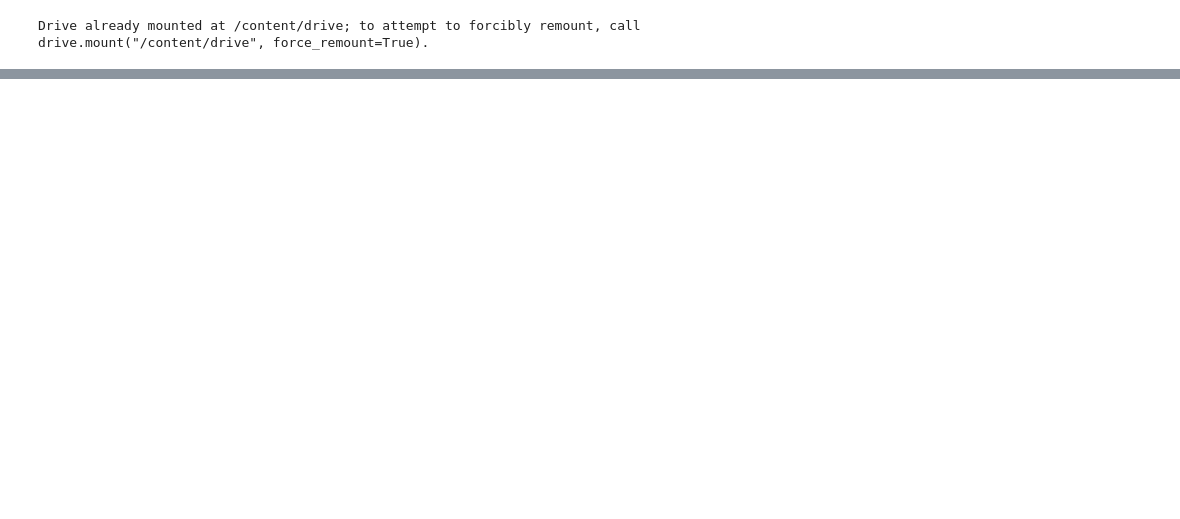
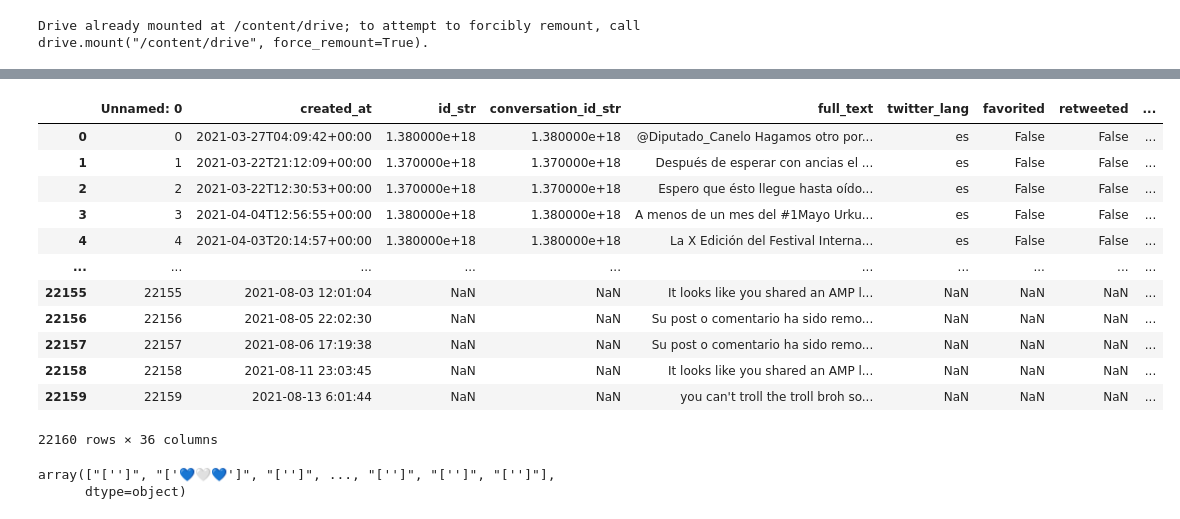
Before and after one commit to OmdenaAI/omdena-colombia-socialnetwork, a Jupyter notebook: src/tasks/task-4-sentiment-analysis/Analia_English_tweet_emoji_sentiment.ipynb, the cells around one changed output, grey strips where cells are left out. Cells and saved outputs as stored; diff of their text form; code cells hidden in the pictures; blank space fills up the shorter version.

```diff
--- a/src/tasks/task-4-sentiment-analysis/Analia_English_tweet_emoji_sentiment.ipynb
+++ b/src/tasks/task-4-sentiment-analysis/Analia_English_tweet_emoji_sentiment.ipynb
@@ -75,3 +116,19 @@ df= pd.read_csv('/content/drive/MyDrive/Data/Corrected_Final_All.csv')
+# %%
+df
+# %% [output]
+|  | Unnamed: 0 | created_at | id_str | conversation_id_str | full_text | twitter_lang | favorited | retweeted | ... |
+| 0 | 0 | 2021-03-27T04:09:42+00:00 | 1.380000e+18 | 1.380000e+18 | @Diputado_Canelo Hagamos otro por... | es | False | False | ... |
+| 1 | 1 | 2021-03-22T21:12:09+00:00 | 1.370000e+18 | 1.370000e+18 | Después de esperar con ancias el ... | es | False | False | ... |
+| 2 | 2 | 2021-03-22T12:30:53+00:00 | 1.370000e+18 | 1.370000e+18 | Espero que ésto llegue hasta oído... | es | False | False | ... |
+| 3 | 3 | 2021-04-04T12:56:55+00:00 | 1.380000e+18 | 1.380000e+18 | A menos de un mes del #1Mayo Urku... | es | False | False | ... |
+| 4 | 4 | 2021-04-03T20:14:57+00:00 | 1.380000e+18 | 1.380000e+18 | La X Edición del Festival Interna... | es | False | False | ... |
+| ... | ... | ... | ... | ... | ... | ... | ... | ... | ... |
+| 22155 | 22155 | 2021-08-03 12:01:04 | NaN | NaN | It looks like you shared an AMP l... | NaN | NaN | NaN | ... |
+| 22156 | 22156 | 2021-08-05 22:02:30 | NaN | NaN | Su post o comentario ha sido remo... | NaN | NaN | NaN | ... |
+| 22157 | 22157 | 2021-08-06 17:19:38 | NaN | NaN | Su post o comentario ha sido remo... | NaN | NaN | NaN | ... |
+| 22158 | 22158 | 2021-08-11 23:03:45 | NaN | NaN | It looks like you shared an AMP l... | NaN | NaN | NaN | ... |
+| 22159 | 22159 | 2021-08-13 6:01:44 | NaN | NaN | you can't troll the troll broh so... | NaN | NaN | NaN | ... |
+22160 rows × 36 columns
 # %%
 df_english = df[(df.lang == 'en')]
 # %%
@@ -248,3 +305,8 @@ def get_emoji_sentiments(emojis_sentiment):
            average_sentiment_list.append(None)
 
     return average_sentiment_list
+# %%
+df['emoji_list'].values
+# %% [output]
+array(["['']", "['💙🤍💙']", "['']", ..., "['']", "['']", "['']"],
+      dtype=object)
```
Also changed, not shown: parts of 7 cells of this notebook, 4 other files.
